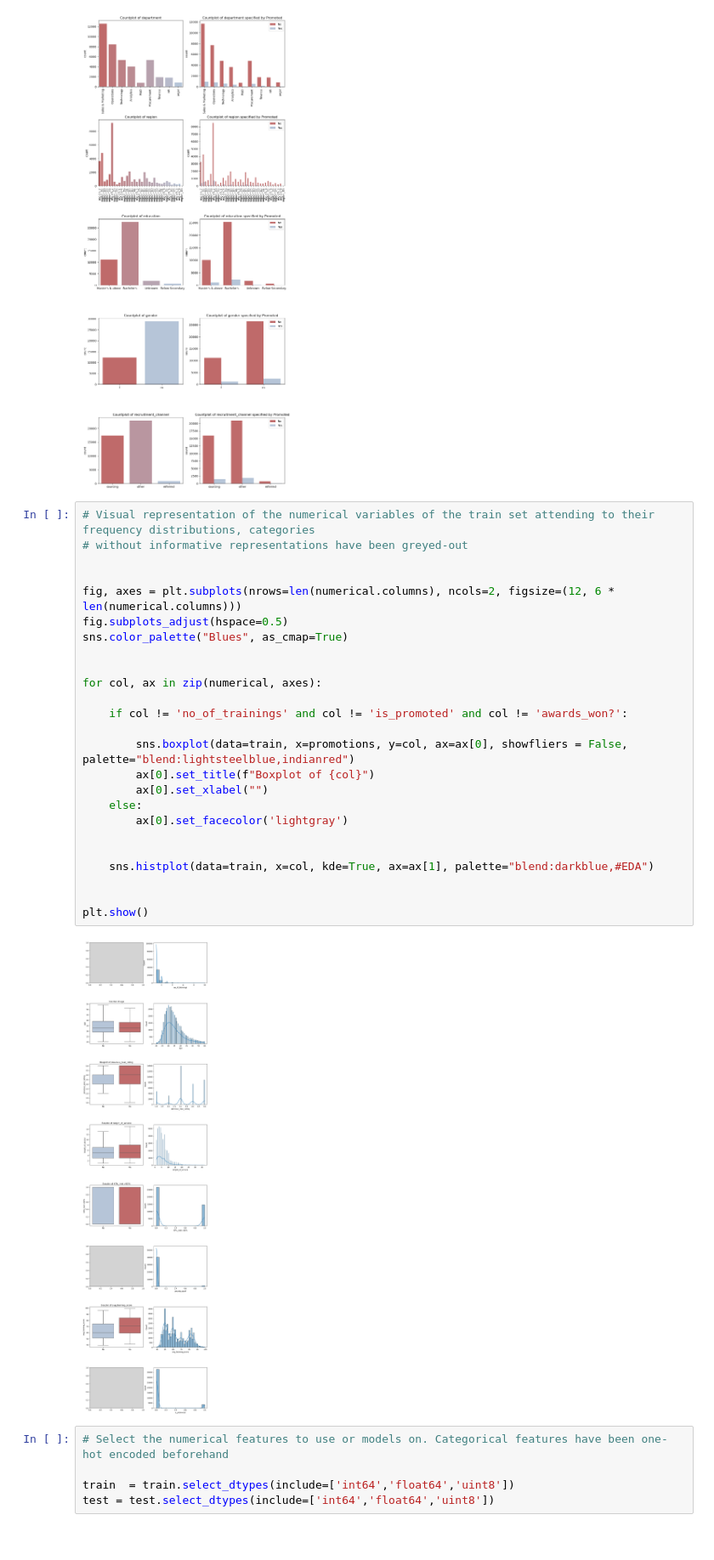
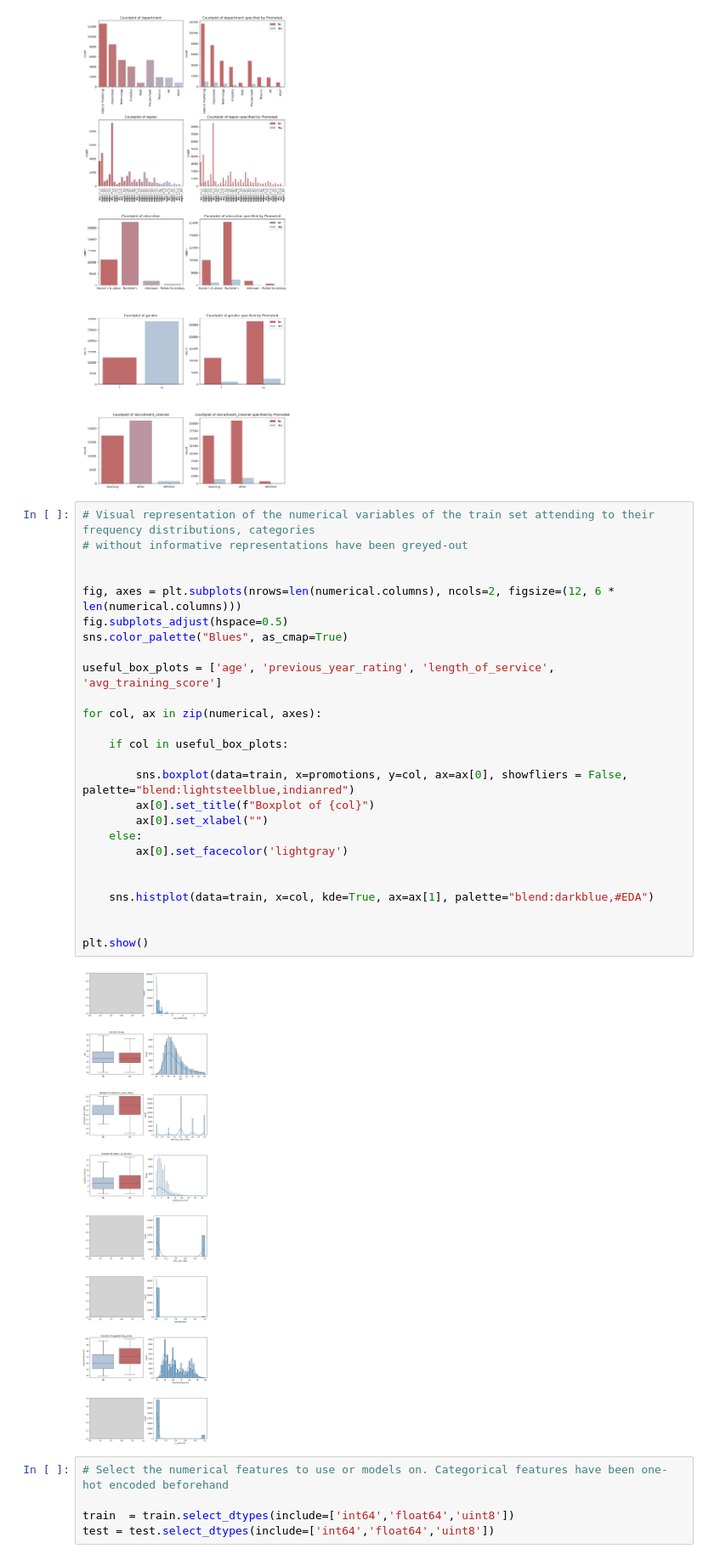
Before and after one commit to BorjaDaguerre/Predicting_promotions, a Jupyter notebook: (1) Promotions_prediction.ipynb, the cells around one changed output. Shown at 85% size. Cells and saved outputs as stored; diff of their text form.

```diff
--- a/(1) Promotions_prediction.ipynb
+++ b/(1) Promotions_prediction.ipynb
@@ -239,30 +243,31 @@ plt.show()
 # %%
 # Visual representation of the numerical variables of the train set attending to their frequency distributions, categories
 # without informative representations have been greyed-out
 
 
 fig, axes = plt.subplots(nrows=len(numerical.columns), ncols=2, figsize=(12, 6 * len(numerical.columns)))
 fig.subplots_adjust(hspace=0.5)
 sns.color_palette("Blues", as_cmap=True)
 
+useful_box_plots = ['age', 'previous_year_rating', 'length_of_service', 'avg_training_score']
 
 for col, ax in zip(numerical, axes):
 
-    if col != 'no_of_trainings' and col != 'is_promoted' and col != 'awards_won?':
+    if col in useful_box_plots:
 
         sns.boxplot(data=train, x=promotions, y=col, ax=ax[0], showfliers = False, palette="blend:lightsteelblue,indianred")
         ax[0].set_title(f"Boxplot of {col}")
         ax[0].set_xlabel("")
     else:
         ax[0].set_facecolor('lightgray')
 
 
     sns.histplot(data=train, x=col, kde=True, ax=ax[1], palette="blend:darkblue,#EDA")
 
 
 plt.show()
 # %% [output]
-[figure, old version]
+[figure, new version]
 # %%
 # Select the numerical features to use or models on. Categorical features have been one-hot encoded beforehand
 
```
Also changed, not shown: parts of 4 cells of this notebook, 1 other file.
